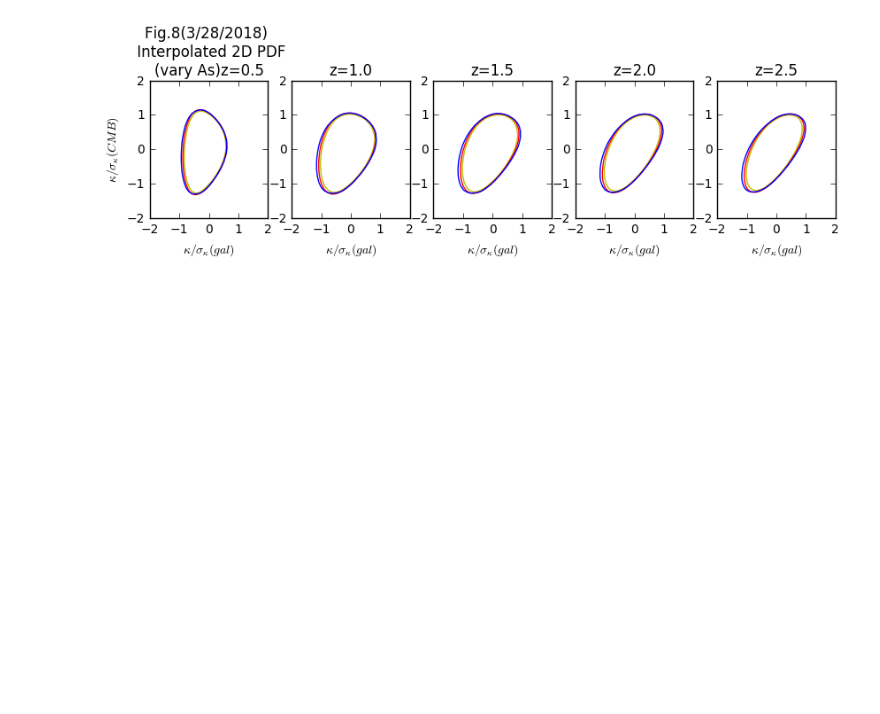
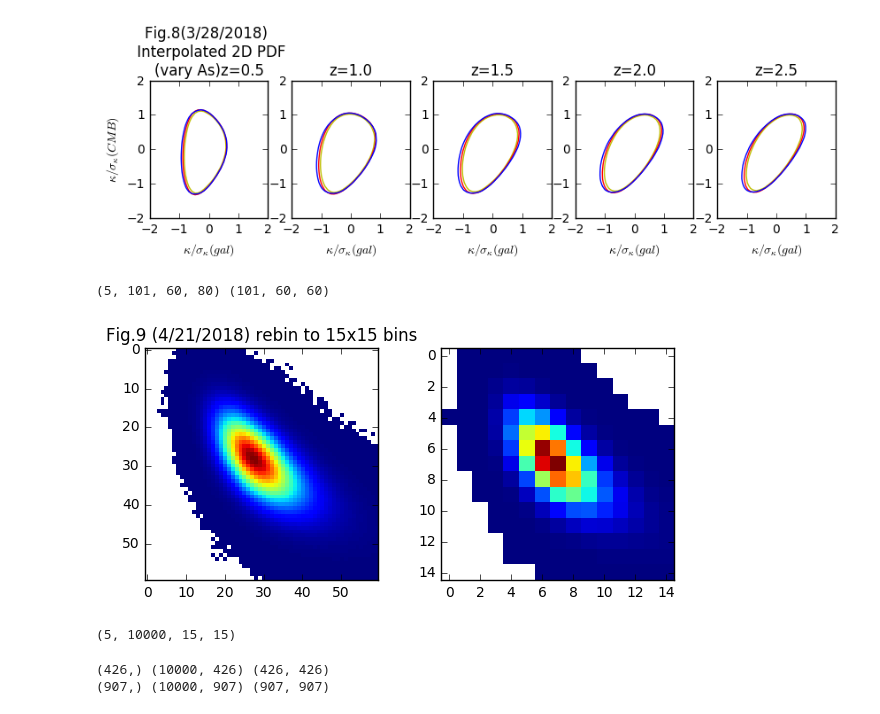
Before and after one commit to liuxx479/PDFs, a Jupyter notebook: PDFs.ipynb, the cells around one changed output. Cells and saved outputs as stored; diff of their text form; code cells hidden in the pictures; blank space fills up the shorter version.

```diff
--- a/PDFs.ipynb
+++ b/PDFs.ipynb
@@ -183,3 +183,27 @@ ax1.set_title('Fig.8(3/28/2018) \n Interpolated 2D PDF\n(vary As)z=0.5')
 show()
 # %% [output]
 [figure]
+# %%
+######## now try to do a fisher forecast for 2d PDF, but first, we need to reduce the dimensions to ~1000
+######## so each redshift should be Nd<=200, or ~15 bins per dimension (currently 60 x 80)
+reshaper15 = lambda imat: sum(imat[:,:,:60].reshape(101, 15, 4, 15, 4), axis=(2,4))
+# %%
+print pdf2debI.shape, pdf2debI[0][:,:,:60].shape
+# %% [output]
+(5, 101, 60, 80) (101, 60, 60)
+# %%
+reshaped_pdf_test60 = pdf2debI[4][0][:,:60].copy()
+reshaped_pdf_test15 = reshaper15(pdf2debI[4])[0]
+
+reshaped_pdf_test60[reshaped_pdf_test60<=0]=nan
+reshaped_pdf_test15[reshaped_pdf_test15<=0]=nan
+
+#print sum(~isnan(reshaped_pdf_test15))
+# %%
+f, (ax1, ax2) = subplots(1,2,figsize=(7,3))
+ax1.imshow(reshaped_pdf_test60,interpolation='nearest')
+ax2.imshow(reshaped_pdf_test15,interpolation='nearest')
+ax1.set_title('Fig.9 (4/21/2018) rebin to 15x15 bins')
+show()
+# %% [output]
+[figure, added]
@@ -185,0 +217,19 @@ show()
+# %%
+print pdf2dI_cov.shape
+# %% [output]
+(5, 10000, 15, 15)
+# %%
+pdf2dI_cov_flat = swapaxes(pdf2dI_cov, 0,1).reshape(10000,-1)
+idxI_NZ = where( amin(pdf2dI_cov_flat,axis=0)>0)[0]
+covInput = cov(pdf2dI_cov_flat[:, idxI_NZ], rowvar = 0)
+print idxI_NZ.shape, pdf2dI_cov_flat[:, idxI_NZ].shape, covInput.shape
+covII = mat(covInput).I
+
+pdf2dN_cov_flat = swapaxes(pdf2dN_cov, 0,1).reshape(10000,-1)
+idxN_NZ = where( amin(pdf2dN_cov_flat,axis=0)>0)[0]
+covN = cov(pdf2dN_cov_flat[:, idxN_NZ], rowvar = 0)
+covIN = mat(covN).I
+print idxN_NZ.shape, pdf2dN_cov_flat[:, idxN_NZ].shape, covIN.shape
+# %% [output]
+(426,) (10000, 426) (426, 426)
+(907,) (10000, 907) (907, 907)
```
Also changed, not shown: parts of 3 cells of this notebook.
